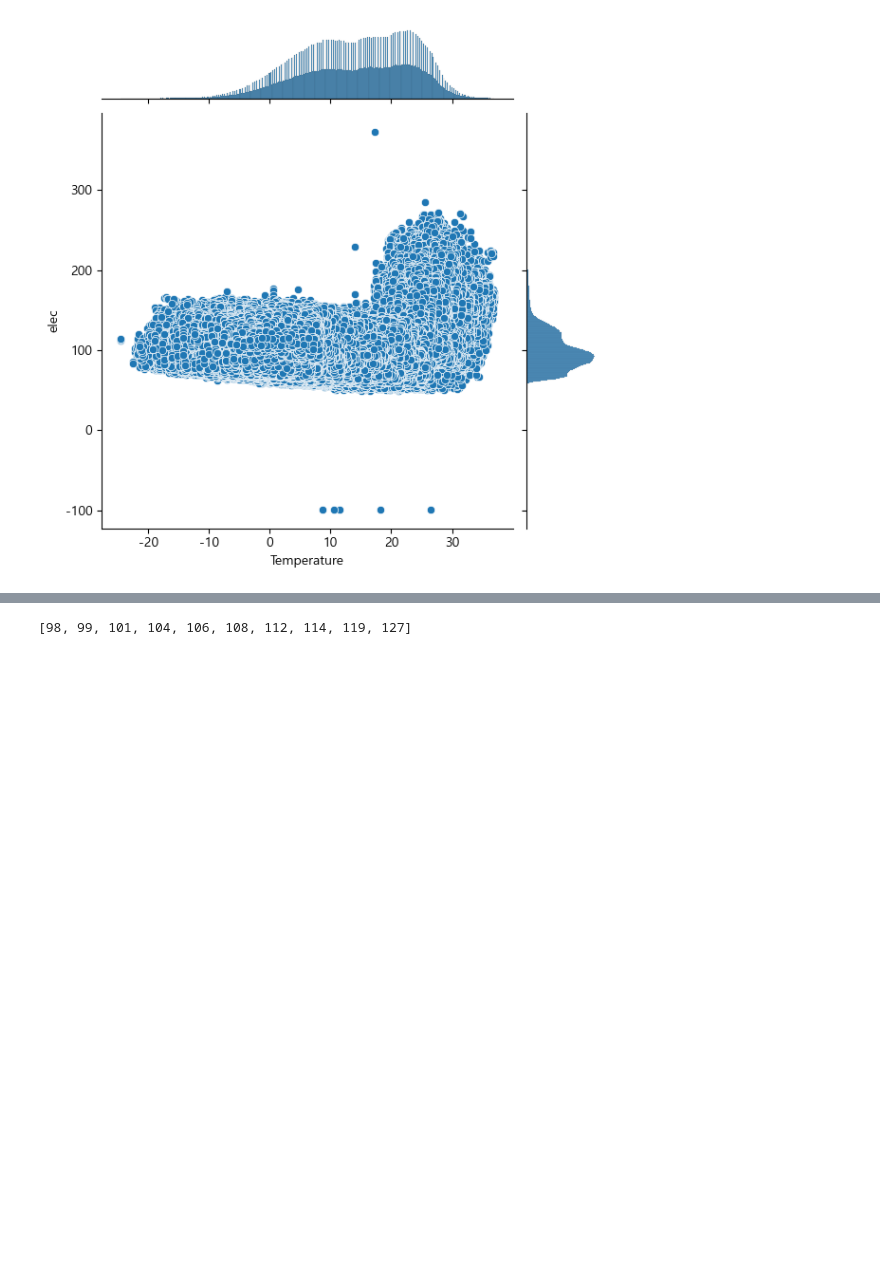
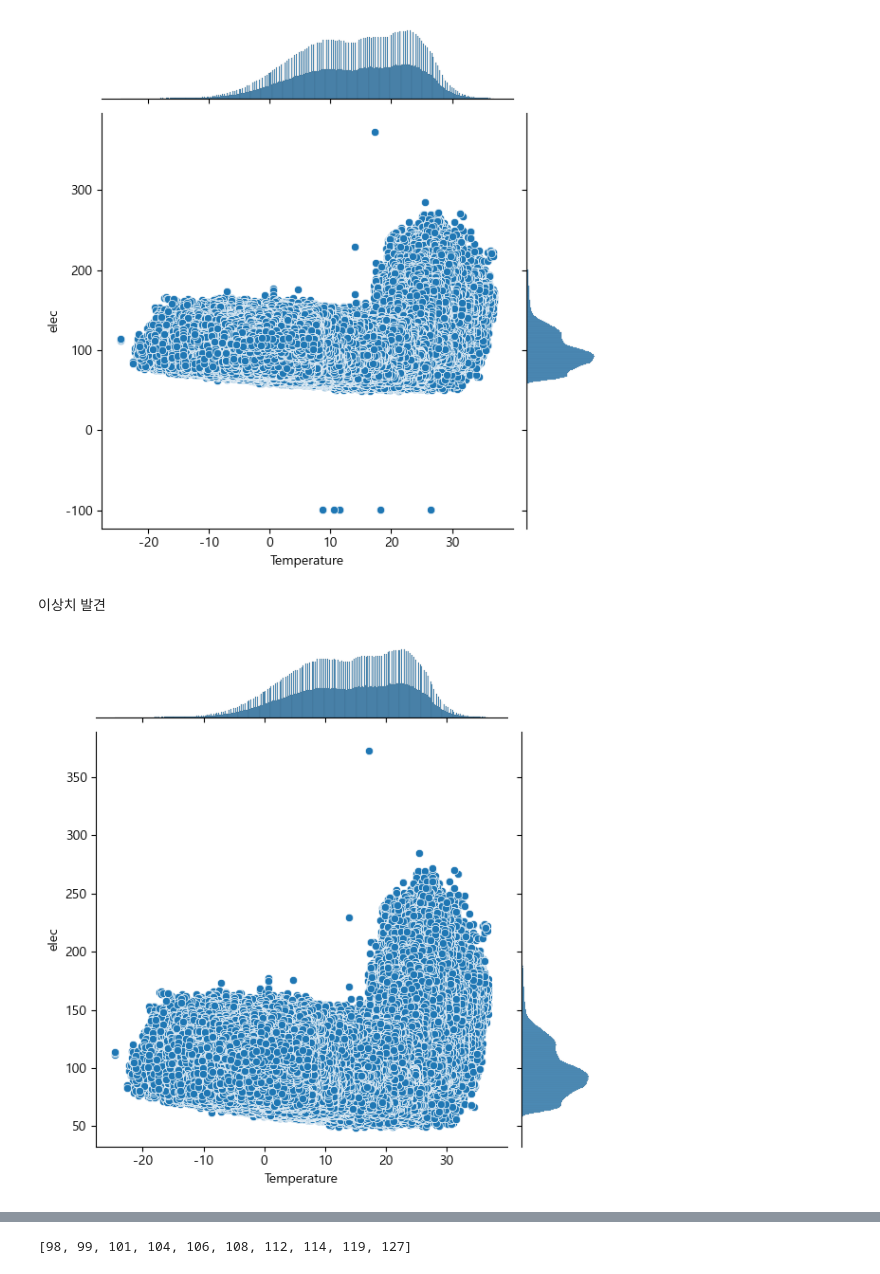
Before and after one commit to khw11044/contest, a Jupyter notebook: 2.data_analysis_1.ipynb, the cells around one changed output, grey strips where cells are left out. Saved outputs shown, nothing was run; the diff lists cells and outputs as text; code cells hidden in the pictures; blank space fills up the shorter version.

```diff
--- a/2.data_analysis_1.ipynb
+++ b/2.data_analysis_1.ipynb
@@ -80,6 +80,7 @@ dtype: int64
 # %%
 df_new['year'] = df_new['electric_train.tm'].dt.year
 df_new['month'] = df_new['electric_train.tm'].dt.month
+df_new['day'] = df_new['electric_train.tm'].dt.day
 # %%
 df_new = df_new.sort_values(by='electric_train.tm')
 df_new.head()
@@ -118,6 +119,6 @@ Index(['electric_train.tm', 'year', 'month', 'electric_train.hh24',
       dtype='object')
 # %%
-new_col_order = ['electric_train.tm', 'year', 'season', 'month','electric_train.hh24', 'electric_train.weekday',
+new_col_order = ['electric_train.tm', 'year', 'season', 'month','day', 'electric_train.weekday', 'electric_train.hh24',
        'electric_train.week_name', 'electric_train.sum_qctr',
        'electric_train.n', 'electric_train.sum_load',
        'electric_train.n_mean_load',
@@ -125,4 +126,4 @@ new_col_order = ['electric_train.tm', 'year', 'season', 'month','electric_train.
        'electric_train.nph_hm', 'electric_train.nph_ws_10m',
        'electric_train.nph_rn_60m', 'electric_train.nph_ta_chi', 'electric_train.elec']
 # %%
-df_new = df_new[new_col_order]
+df_order = df_new[new_col_order]
@@ -132,3 +144,20 @@ graph.set_axis_labels(xlabel='Temperature', ylabel='elec')
 plt.show()
 # %% [output]
 [figure]
+# %% [markdown]
+이상치 발견
+# %%
+for idx in list(df_new.loc[df_new['electric_train.elec'] < 0, 'electric_train.nph_ta'].index):
+    area_num = df_order.loc[idx]['electric_train.num']
+    season = df_order.loc[idx]['season']
+    year = df_order.loc[idx]['year']
+    temp = df_order.loc[idx]['electric_train.nph_ta']
+    df_order.loc[idx, 'electric_train.elec'] = \
+        df_order.loc[(df_order.loc[idx]['electric_train.num'] == area_num) & (df_order.loc[idx]['year'] == year) & (df_order.loc[idx]['season'] == season) & (df_new['electric_train.nph_ta'] == temp), :]['electric_train.elec'].mean()
+        # 해당 지역의 해당 연도의 해당 시즌의 해당 온도와 같은 날의 elec의 평균
+# %%
+graph = sns.jointplot(x=df_order['electric_train.nph_ta'], y=df_order['electric_train.elec'], kind='scatter')
+graph.set_axis_labels(xlabel='Temperature', ylabel='elec')
+plt.show()
+# %% [output]
+[figure, added]
```
Also changed, not shown: parts of 14 cells of this notebook, 4 other files.
